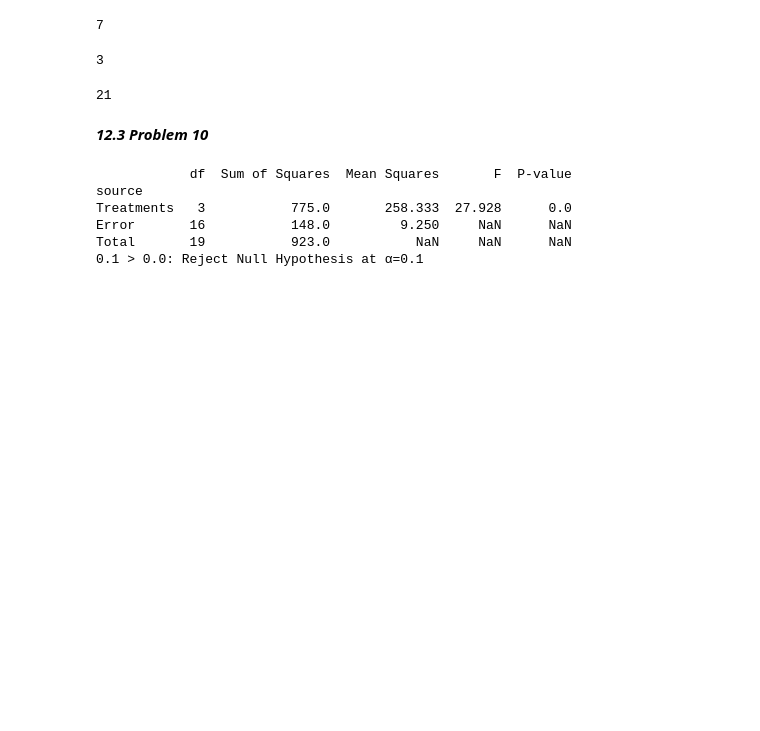
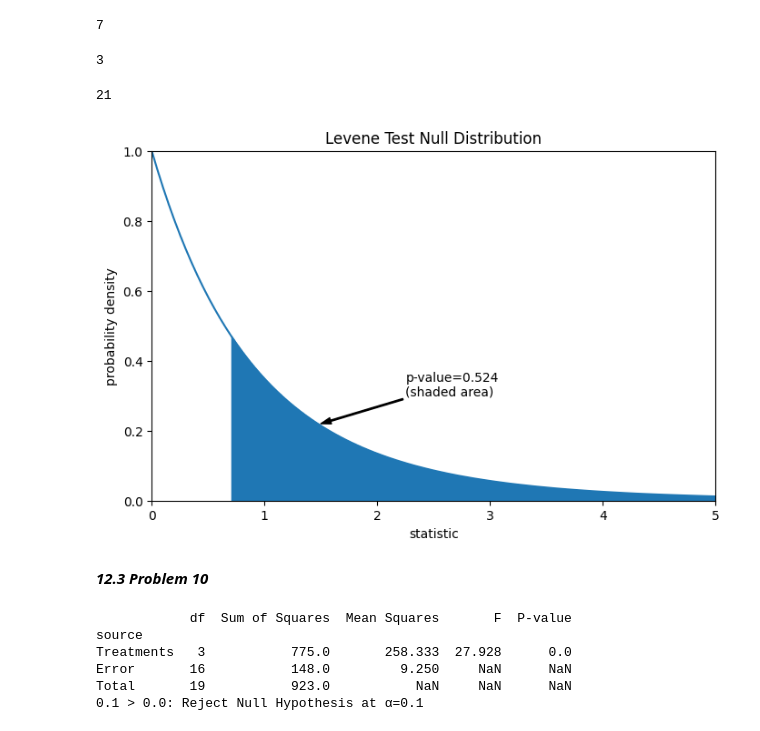
Before and after one commit to KirtlandRoss/BUS-286, a Jupyter notebook: week7/homework6.ipynb, the cells around one changed output. Saved outputs shown, nothing was run; the diff lists cells and outputs as text; code cells hidden in the pictures; blank space fills up the shorter version.

```diff
--- a/week7/homework6.ipynb
+++ b/week7/homework6.ipynb
@@ -88,7 +118,7 @@ print(findMSE(df1216))
 # %% [markdown]
 ***12.1 Problem 20***
 # %%
-df = pd.DataFrame({
+df12120 = pd.DataFrame({
     'day' : ['Monday','Tuesday','Wednesday','Thursday','Friday','Saturday','Sunday'],
     'firstShift' : [140,181,127,172,161,152,173],
     'secondShift' : [168,224,162,182,219,171,217],
@@ -110,9 +140,11 @@ print(df.shape[1])
 # %% [output]
 3
 # %%
-df.size
+print(df12120.size)
+plotLevene(df12120)
 # %% [output]
 21
+[figure, added]
 # %% [markdown]
 ***12.3 Problem 10***
 # %%
```
Also changed, not shown: parts of 11 cells of this notebook, 6 other files.
